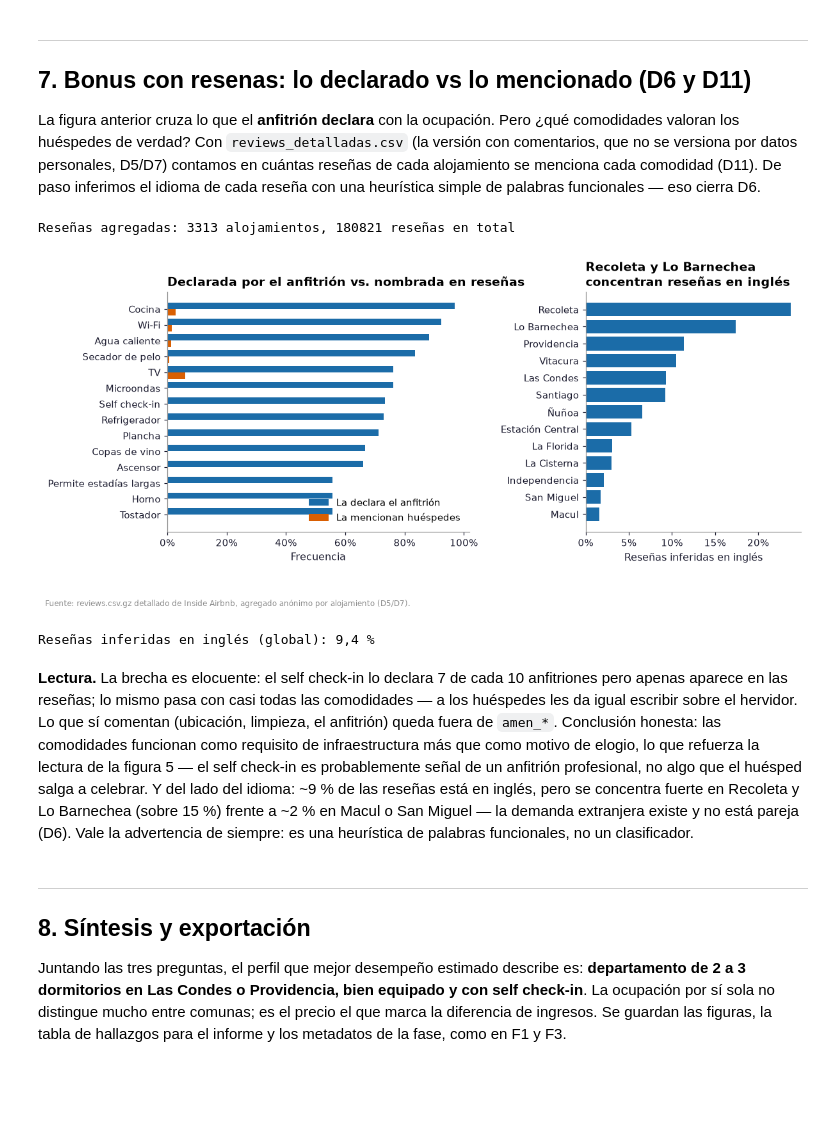
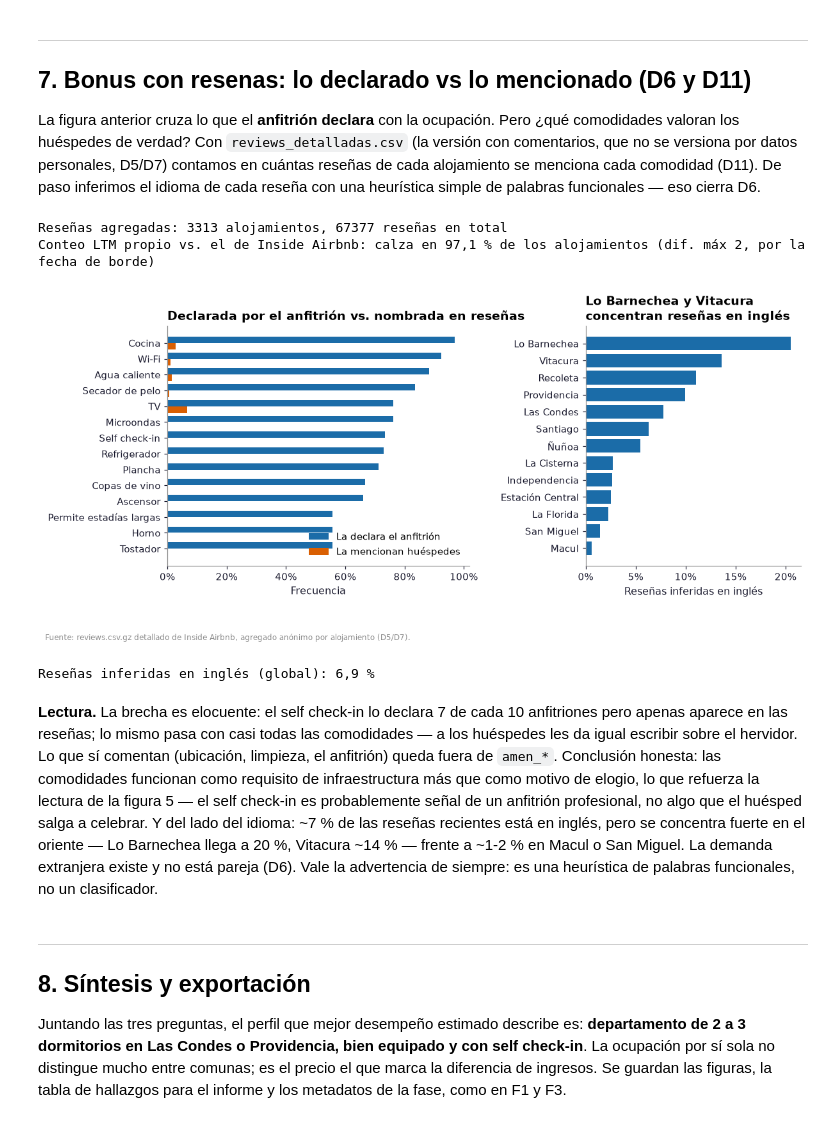
Before and after one commit to RedWolfo10/proyecto-grupo4-mcdi500, a Jupyter notebook: F4/S3_F4_Visualizacion_Comunicacion.ipynb, the cells around one changed output. Drawn from its saved outputs; the diff is of its cells as text; code cells hidden in the pictures; blank space fills up the shorter version.

Commit message:
fix: agregado de resenas acotado a ultimos 12 meses (alineado con D2)

```diff
--- a/F4/S3_F4_Visualizacion_Comunicacion.ipynb
+++ b/F4/S3_F4_Visualizacion_Comunicacion.ipynb
@@ -478,8 +478,18 @@ assert not {"comments", "reviewer_name", "reviewer_id"} & set(res_agg.columns),
 df = df.merge(res_agg, on="id", how="left")
 print(f"Reseñas agregadas: {df['n_resenas'].notna().sum()} alojamientos, "
       f"{int(df['n_resenas'].sum())} reseñas en total")
+
+# La ventana es la misma de D2: últimos 12 meses desde la fecha máxima del
+# archivo. Comprobación independiente: debe calzar con number_of_reviews_ltm
+# (salvo el borde de la fecha de captura, que Inside Airbnb corta distinto)
+diferencia = (df["number_of_reviews_ltm"] - df["n_resenas"]).abs()
+calzan = (diferencia == 0).mean()
+print(f"Conteo LTM propio vs. el de Inside Airbnb: calza en {pct(calzan, 1)} "
+      f"de los alojamientos (dif. máx {int(diferencia.max())}, por la fecha de borde)")
+assert (diferencia <= 2).all(), "El agregado de reseñas no calza con el procesado"
 # %% [output]
-Reseñas agregadas: 3313 alojamientos, 180821 reseñas en total
+Reseñas agregadas: 3313 alojamientos, 67377 reseñas en total
+Conteo LTM propio vs. el de Inside Airbnb: calza en 97,1 % de los alojamientos (dif. máx 2, por la fecha de borde)
 # %%
 MAPEO_MENC = {"amen_self_check_in": "menc_self_check_in", "amen_wifi": "menc_wifi",
               "amen_tv": "menc_tv", "amen_kitchen": "menc_kitchen",
@@ -504,36 +514,36 @@ fig, (ax1, ax2) = plt.subplots(1, 2, figsize=(11, 4.6), gridspec_kw={"width_rati
 y = range(len(comparacion))
 ax1.barh([i + 0.2 for i in y], comparacion["declarada"], height=0.4,
          color=AZUL, label="La declara el anfitrión")
 ax1.barh([i - 0.2 for i in y], comparacion["mencionada"], height=0.4,
          color=NARANJO, label="La mencionan huéspedes")
 ax1.set_yticks(list(y), [nombres.get(c, c) for c in comparacion["comodidad"]])
 ax1.xaxis.set_major_formatter(PercentFormatter(1.0, decimals=0))
 ax1.set_xlabel("Frecuencia")
 ax1.legend(loc="lower right")
 ax1.set_title("Declarada por el anfitrión vs. nombrada en reseñas")
 
 # D6: % de reseñas en inglés por comuna (proxy de demanda extranjera)
 idioma_comuna = (df.groupby("neighbourhood_cleansed", observed=True)
                  .apply(lambda s: (s["pct_en"] * s["n_resenas"]).sum() / s["n_resenas"].sum(),
                         include_groups=False)
                  .sort_values())
 idioma_comuna = idioma_comuna[comunas_grandes.set_index("neighbourhood_cleansed")["n"]
                             .reindex(idioma_comuna.index).notna()]
 ax2.barh(idioma_comuna.index, idioma_comuna.values, color=AZUL)
 ax2.xaxis.set_major_formatter(PercentFormatter(1.0, decimals=0))
 ax2.set_xlabel("Reseñas inferidas en inglés")
-ax2.set_title("Recoleta y Lo Barnechea\nconcentran reseñas en inglés")
+ax2.set_title("Lo Barnechea y Vitacura\nconcentran reseñas en inglés")
 fig.tight_layout()
 fig.subplots_adjust(wspace=0.45)
 fuente(fig, "Fuente: reviews.csv.gz detallado de Inside Airbnb, agregado anónimo por alojamiento (D5/D7).")
 figuras["fig6_resenas_vs_declarado"] = fig
 plt.show()
 
 en_global = (df["pct_en"] * df["n_resenas"]).sum() / df["n_resenas"].sum()
 print(f"Reseñas inferidas en inglés (global): {pct(en_global, 1)}")
 # %% [output]
-[figure, old version]
+[figure, new version]
-Reseñas inferidas en inglés (global): 9,4 %
+Reseñas inferidas en inglés (global): 6,9 %
 # %% [markdown]
 **Lectura.** La brecha es elocuente: el self check-in lo declara 7 de cada
 10 anfitriones pero apenas aparece en las reseñas; lo mismo pasa con casi todas
@@ -542,11 +552,11 @@ que sí comentan (ubicación, limpieza, el anfitrión) queda fuera de `amen_*`.
 Conclusión honesta: las comodidades funcionan como requisito de infraestructura
 más que como motivo de elogio, lo que refuerza la lectura de la figura 5 — el
 self check-in es probablemente señal de un anfitrión profesional, no algo que
-el huésped salga a celebrar. Y del lado del idioma: ~9 % de las reseñas está
-en inglés, pero se concentra fuerte en Recoleta y Lo Barnechea (sobre 15 %)
-frente a ~2 % en Macul o San Miguel — la demanda extranjera existe y no está
-pareja (D6). Vale la advertencia de siempre: es una heurística de palabras
-funcionales, no un clasificador.
+el huésped salga a celebrar. Y del lado del idioma: ~7 % de las reseñas recientes
+está en inglés, pero se concentra fuerte en el oriente — Lo Barnechea llega a
+20 %, Vitacura ~14 % — frente a ~1-2 % en Macul o San Miguel. La demanda
+extranjera existe y no está pareja (D6). Vale la advertencia de siempre: es una
+heurística de palabras funcionales, no un clasificador.
 # %% [markdown]
 ---
 ## 8. Síntesis y exportación
```
Also changed, not shown: parts of 1 cell of this notebook, 7 other files.
